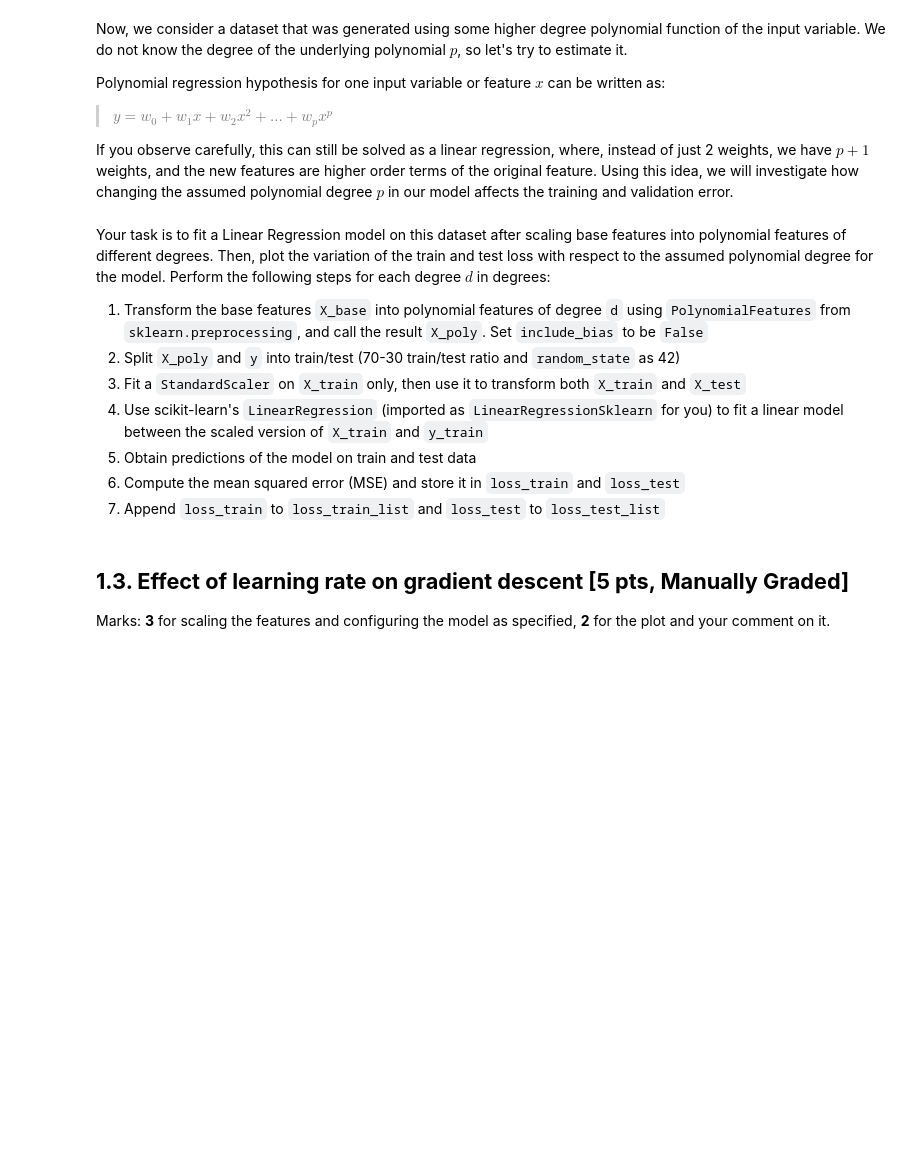
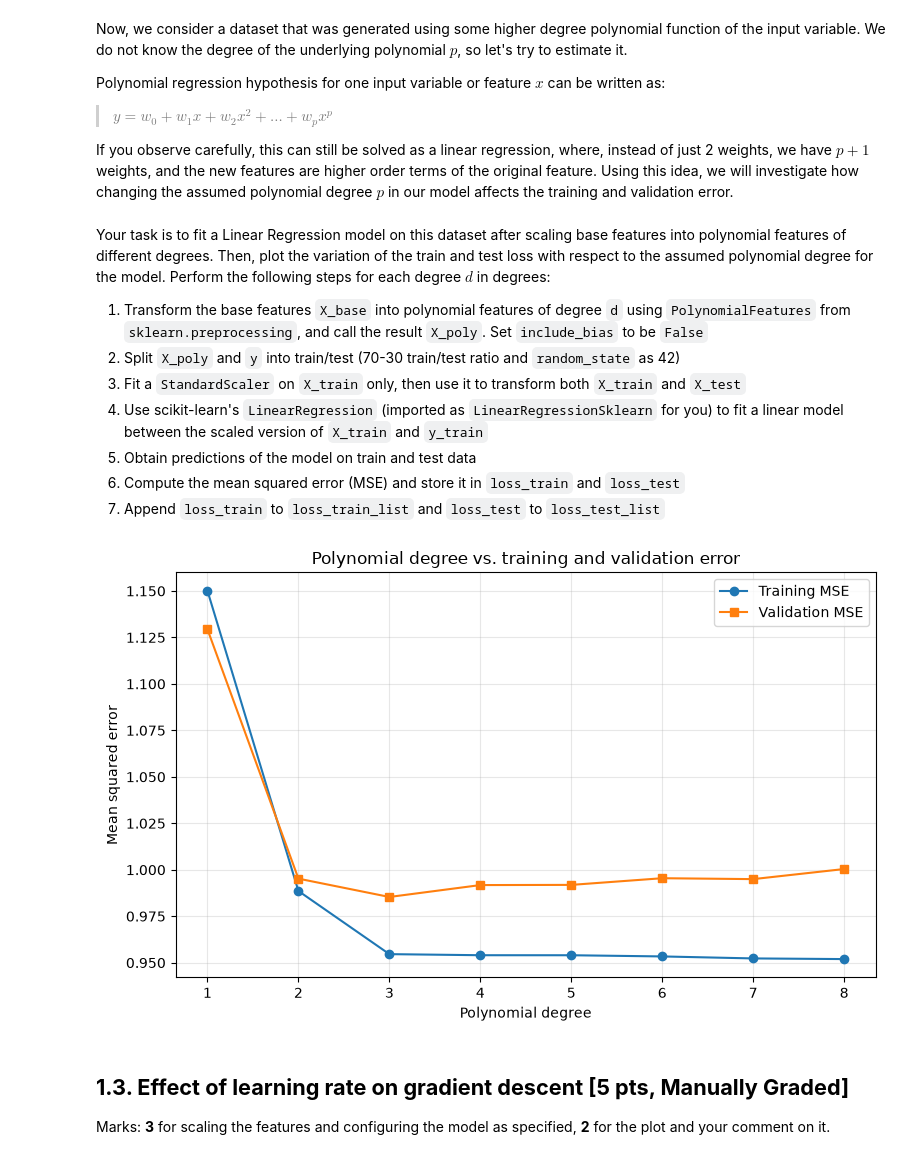
Before and after one commit to ChenC25/UPenn-CIS-5190-Applied-Machine-Learning, a Jupyter notebook: hw1/hw1_skeleton.ipynb, the cells around one changed output. Drawn from its saved outputs; the diff is of its cells as text; code cells hidden in the pictures; blank space fills up the shorter version.

```diff
--- a/hw1/hw1_skeleton.ipynb
+++ b/hw1/hw1_skeleton.ipynb
@@ -814,7 +900,20 @@ def polynomial_regression(poly_reg_df, degrees):
 
         # Complete the function
         # STUDENT TODO START:
-        pass
+        X_poly = PolynomialFeatures(degree=d, include_bias=False).fit_transform(X_base)
+        X_train, X_test, y_train, y_test = train_test_split(
+            X_poly, y, test_size=0.3, random_state=42)
+        scaler = StandardScaler()
+        X_train_scaled = scaler.fit_transform(X_train)
+        X_test_scaled = scaler.transform(X_test)
+        model = LinearRegressionSklearn()
+        model.fit(X_train_scaled, y_train)
+        y_train_pred = model.predict(X_train_scaled)
+        y_test_pred = model.predict(X_test_scaled)
+        loss_train = np.mean((y_train_pred - y_train) ** 2)
+        loss_test = np.mean((y_test_pred - y_test) ** 2)
+        loss_train_list.append(loss_train)
+        loss_test_list.append(loss_test)
         # STUDENT TODO END
 
     return loss_train_list, loss_test_list
@@ -823,34 +922,46 @@ degrees = np.arange(1, 9)
 
 loss_train_list, loss_test_list = polynomial_regression(poly_reg_df, degrees)
 
 # Leave this function's name, and the call to it below, exactly as they are.
 # Your figure is marked by hand, and the grader finds it by looking for this
 # cell by name -- renaming it hides your plot and there is nothing to mark.
 def plot_polynomial_regression(degrees, loss_train_list, loss_test_list):
   """
   Plot the train and test losses of polynomial regression for all d in 'degrees'
 
   Parameters
   ----------
   degrees: numpy.ndarray of shape (P,)
       List of polynomial degrees that polynomial regression was run on
   loss_train_list: list of length P (number of degrees to try)
       List of training losses for polynomial regression for all degrees
   loss_test_list: list of length P (number of degrees to try)
       List of testing losses for polynomial regression for all degrees
 
   Returns
   -------
   Nothing
   """
 
   # STUDENT TODO START:
   # Plot the polynomial degrees (x-axis) against loss_train_list (y-axis) and loss_test_list (y-axis) in a single plot, with different colors.
   # Make sure to include x and y axis labels, legend, as well as the title
-  pass
+  plt.figure(figsize=(8, 5))
+  plt.plot(degrees, loss_train_list, "o-", label="Training MSE")
+  plt.plot(degrees, loss_test_list, "s-", label="Validation MSE")
+  plt.xlabel("Polynomial degree")
+  plt.ylabel("Mean squared error")
+  plt.title("Polynomial degree vs. training and validation error")
+  plt.xticks(degrees)
+  plt.legend()
+  plt.grid(alpha=0.3)
+  plt.tight_layout()
+  plt.show()
   # STUDENT TODO END
 
 plot_polynomial_regression(degrees, loss_train_list, loss_test_list)
+# %% [output]
+[figure, added]
 # %% [markdown]
 ## **1.3. Effect of learning rate on gradient descent [5 pts, Manually Graded]**
 
```
Also changed, not shown: parts of 34 cells of this notebook, 2 other files.
